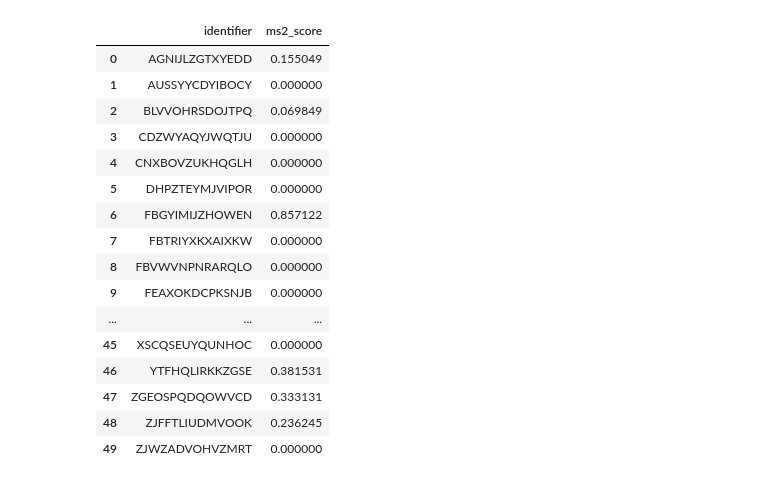
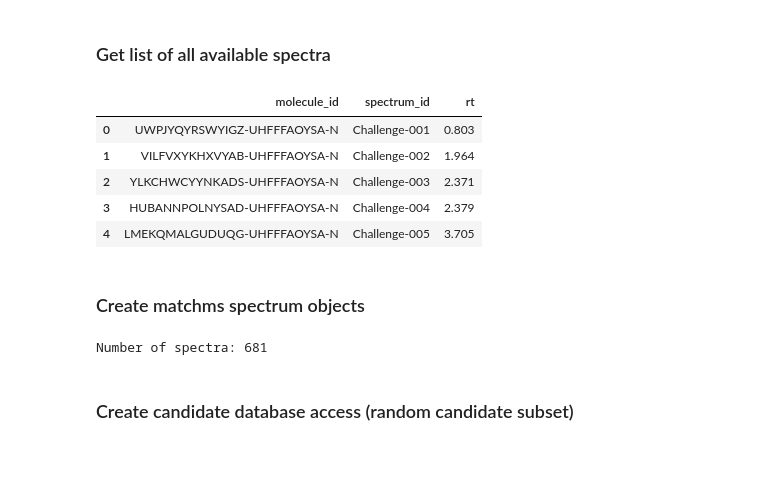
Before and after one commit to aalto-ics-kepaco/msms_rt_ssvm, a Jupyter notebook: ms2score_vs_labelloss.ipynb, the cells around one changed output. Saved outputs shown, nothing was run; the diff lists cells and outputs as text; code cells hidden in the pictures; blank space fills up the shorter version.

Commit message:
small fixes, more tests and more score analysis

```diff
--- a/ms2score_vs_labelloss.ipynb
+++ b/ms2score_vs_labelloss.ipynb
@@ -15,20 +3,0 @@ candidate_db = RandomSubsetCandidateSQLiteDB(50, random_state=320, db_fn="/home/
-# %%
-candidate_db.get_ms2_scores(spectrum, "MetFrag_2.4.5__8afe4a14", return_dataframe=True)
-# %% [output]
-|  | identifier | ms2_score |
-| 0 | AGNIJLZGTXYEDD | 0.155049 |
-| 1 | AUSSYYCDYIBOCY | 0.000000 |
-| 2 | BLVVOHRSDOJTPQ | 0.069849 |
-| 3 | CDZWYAQYJWQTJU | 0.000000 |
-| 4 | CNXBOVZUKHQGLH | 0.000000 |
-| 5 | DHPZTEYMJVIPOR | 0.000000 |
-| 6 | FBGYIMIJZHOWEN | 0.857122 |
-| 7 | FBTRIYXKXAIXKW | 0.000000 |
-| 8 | FBVWVNPNRARQLO | 0.000000 |
-| 9 | FEAXOKDCPKSNJB | 0.000000 |
-| ... | ... | ... |
-| 45 | XSCQSEUYQUNHOC | 0.000000 |
-| 46 | YTFHQLIRKKZGSE | 0.381531 |
-| 47 | ZGEOSPQDQOWVCD | 0.333131 |
-| 48 | ZJFFTLIUDMVOOK | 0.236245 |
-| 49 | ZJWZADVOHVZMRT | 0.000000 |
@@ -34,0 +15,30 @@ candidate_db.get_ms2_scores(spectrum, "MetFrag_2.4.5__8afe4a14", return_datafram
+# %% [markdown]
+### Get list of all available spectra
+# %%
+cdb_fn = "/home/bach/Documents/doctoral/projects/local_casmi_db/db/use_inchis/DB_LATEST.db"
+cdb = sqlite3.connect(cdb_fn)
+
+
+molecule_identifier = "inchikey"
+spec_db = pd.read_sql_query("SELECT %s AS molecule_id, name AS spectrum_id, rt FROM spectra"
+                            "   INNER JOIN molecules m ON m.inchi = spectra.molecule" % molecule_identifier, cdb)
+cdb.close()
+
+spec_db.head()
+# %% [output]
+|  | molecule_id | spectrum_id | rt |
+| 0 | UWPJYQYRSWYIGZ-UHFFFAOYSA-N | Challenge-001 | 0.803 |
+| 1 | VILFVXYKHXVYAB-UHFFFAOYSA-N | Challenge-002 | 1.964 |
+| 2 | YLKCHWCYYNKADS-UHFFFAOYSA-N | Challenge-003 | 2.371 |
+| 3 | HUBANNPOLNYSAD-UHFFFAOYSA-N | Challenge-004 | 2.379 |
+| 4 | LMEKQMALGUDUQG-UHFFFAOYSA-N | Challenge-005 | 3.705 |
+# %% [markdown]
+### Create matchms spectrum objects
+# %%
+spectra = [Spectrum(np.array([]), np.array([]), metadata={"spectrum_id": row["spectrum_id"], "molecule_id": row["molecule_id"], "retention_time": row["rt"]})
+           for i, row in spec_db.iterrows()]
+print("Number of spectra:", len(spectra))
+# %% [output]
+Number of spectra: 681
+# %% [markdown]
+### Create candidate database access (random candidate subset)
```
Also changed, not shown: parts of 6 cells of this notebook, 3 other files.
